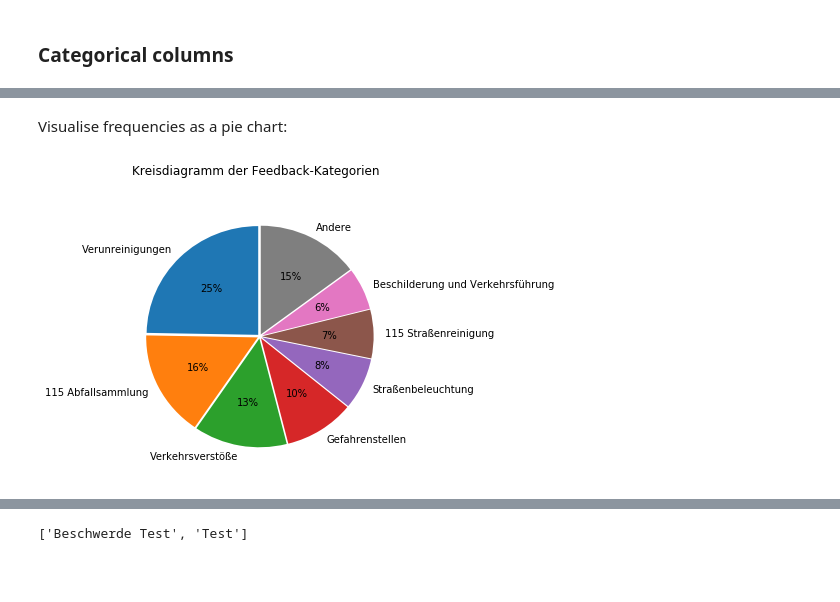
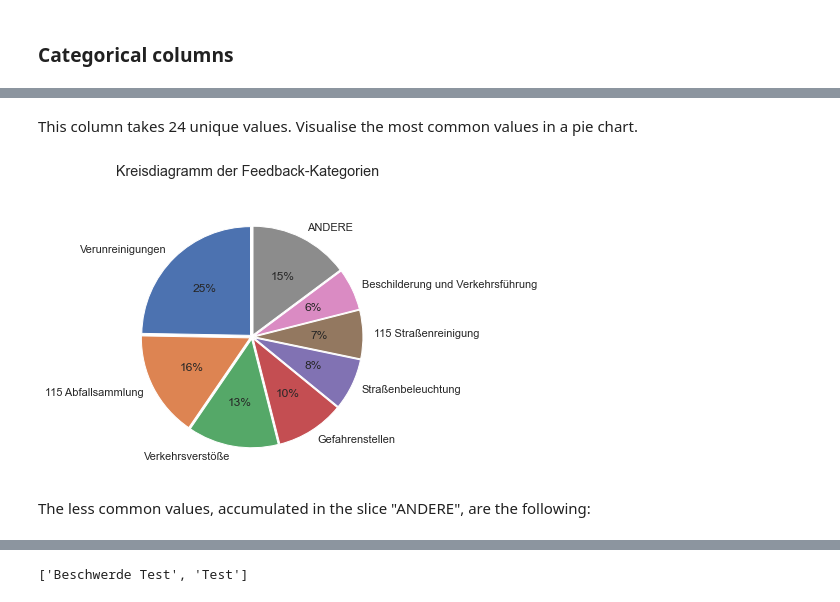
Before and after one commit to 3bor/data-science-portfolio, a Jupyter notebook: KA-Feedback/Data_Analysis.ipynb, the cells around one changed output, grey strips where cells are left out. Cells and saved outputs as stored; diff of their text form; code cells hidden in the pictures; blank space fills up the shorter version.

```diff
--- a/KA-Feedback/Data_Analysis.ipynb
+++ b/KA-Feedback/Data_Analysis.ipynb
@@ -64,7 +64,7 @@ Following all the suggestions above, here we load all data into a dataframe.
 # %%
 # Load data from csv files into dataframe
 def read_csv(file):
-    # Read csv and parse dates
+    """Read csv and parse dates"""
     df = pd.read_csv(file,
                      parse_dates=['Erstellungsdatum','Letztes Bearbeitungsdatum'],
                      date_parser=lambda col: pd.to_datetime(col).tz_localize(None)
@@ -83,7 +83,7 @@ df = df.convert_dtypes()
 df = df.sort_values('Erstellungsdatum', ignore_index=True)
 
 # Print changes
-df_changes(df,'ka',init=True)
+print(df_changes(df,'ka',init=True))
 # %% [output]
 Now tracking changes to dataframe (label='ka')
 Added 58449 rows
@@ -139,6 +128,6 @@ Removed 1 column:
 # %%
-df = df.drop_duplicates()
-df_changes(df,'ka')
+df = df.drop_duplicates().reset_index(drop=True)
+print(df_changes(df,'ka'))
 # %% [output]
 Removed 569 rows
 # %% [markdown]
@@ -208,15 +166,18 @@ Name: Kategorie, dtype: Int64
-# %% [markdown]
-Visualise frequencies as a pie chart:
+# %% [markdown]
+This column takes 24 unique values.
+Visualise the most common values in a pie chart.
 # %%
-threshold = 2000
-freq = df['Kategorie'].value_counts()
-mask = freq < threshold
-freq = freq[~mask].append(pd.Series([freq[mask].sum()],index=['Andere']))
+threshold = 0.05  # accumulate entries that occur less than 5%
+freq = df['Kategorie'].value_counts(normalize=True)
+mask = freq > threshold
+freq_accum = freq[mask].append(pd.Series([freq[~mask].sum()],index=['ANDERE']))
 
 title = 'Kreisdiagramm der Feedback-Kategorien'
 fig, axes = plt.subplots(figsize=(5,5));
-freq.plot(kind='pie', autopct='%1.f%%', startangle=90, explode=[0.02]*len(freq), ax=axes);
+freq_accum.plot(kind='pie', autopct='%1.f%%', startangle=90, explode=[0.02]*len(freq_accum), ax=axes);
 fig.suptitle(title);
 axes.set_ylabel('');
 # %% [output]
-[figure, old version]
+[figure, new version]
+# %% [markdown]
+The less common values, accumulated in the slice "ANDERE", are the following:
```
Also changed, not shown: parts of 78 cells of this notebook, 31 other files.
